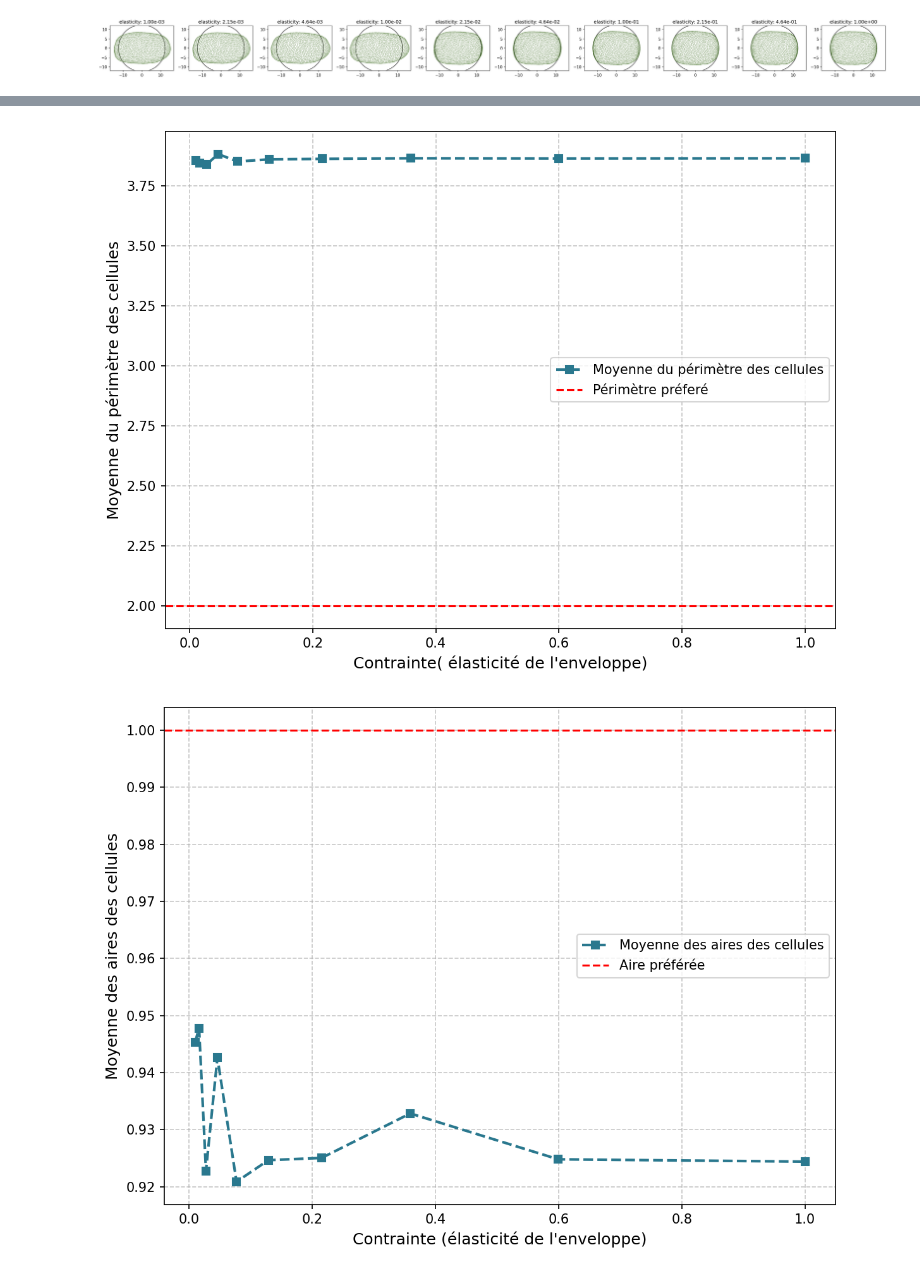
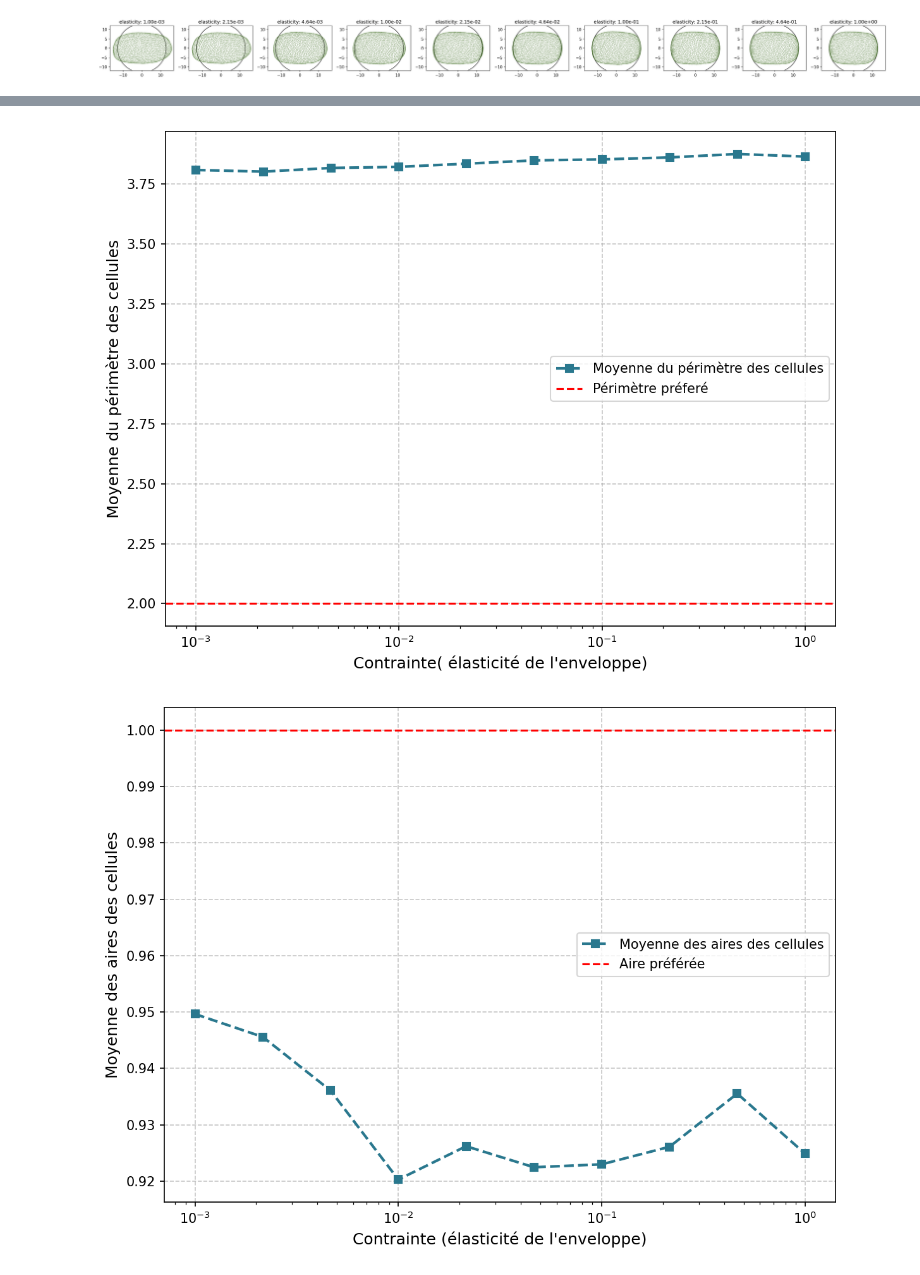
Before and after one commit to Lauragdlp/peripodial, a Jupyter notebook: notebook/barrier_elasticity.ipynb, the cells around one changed output, grey strips where cells are left out. Cells and saved outputs as stored; diff of their text form; code cells hidden in the pictures.

```diff
--- a/notebook/barrier_elasticity.ipynb
+++ b/notebook/barrier_elasticity.ipynb
@@ -88,5 +90,5 @@ fig, ax = draw_half_N_sheet(sheet, None, coords = ["z", "x"])
 # %%
-sheet.settings["barrier_radius"] = 12.5
+sheet.settings["barrier_radius"] = 13
 # %%
 lumen_vol_egg= []
 theta = np.pi / 3
@@ -104,9 +106,10 @@ for i, be in enumerate(bes):
     sheet_copy = sheet.copy()
     sheet_copy.vert_df['barrier_elasticity'] = be
     # add some position noise to avoid being stuck in a local min
-    sheet_copy.vert_df[['x', 'y', 'z']] += np.random.normal(0.0, 1e-3, (sheet.Nv, 3))
+    sheet_copy.vert_df[['x', 'y', 'z']] += np.random.normal(0.0, 2e-3, (sheet.Nv, 3))
     print(f"{i+1} / {10}", end=" ")
     res = solver.find_energy_min(sheet_copy, geom, model, options={"gtol": 1e-4})
+    print(res.success)
     lumen_vol_egg.append(sheet_copy.settings['lumen_vol'])
     diameter = 2*(sheet_copy.vert_df["z"].max())
     sheets_obj[be] = sheet_copy
@@ -296,7 +312,7 @@ axs.plot(br, cell_perimeters, label='Moyenne du périmètre des cellules', color
 plt.axhline(y=2.0, color='r', linestyle='--', label='Périmètre préferé')
 axs.set_xlabel("Contrainte( élasticité de l'enveloppe)", fontsize=12)
 axs.set_ylabel('Moyenne du périmètre des cellules', fontsize=12)
-
+axs.set_xscale('log')
 
 axs.grid(True, linestyle='--', alpha=0.7)
 axs.legend(loc='best', fontsize=10)
@@ -304,20 +320,21 @@ plt.tight_layout()
 plt.savefig('../image/cell_perimeters_elasticity_barrier.png', transparent=True)
 plt.show()
 # %% [output]
-[figure, old version]
+[figure, new version]
 # %%
 colors = plt.cm.viridis_r([0.2, 0.6])
 fig, axs = plt.subplots(1, figsize=(8, 6))
 axs.plot(br, areas, label='Moyenne des aires des cellules', color=colors[1], marker='s', linestyle='--', linewidth=2)
 plt.axhline(y=1, color='r', linestyle='--', label='Aire préférée')
 axs.set_xlabel("Contrainte (élasticité de l'enveloppe)", fontsize=12)
 axs.set_ylabel('Moyenne des aires des cellules', fontsize=12)
+axs.set_xscale('log')
 
 
 axs.grid(True, linestyle='--', alpha=0.7)
 axs.legend(loc='best', fontsize=10)
 plt.tight_layout()
 plt.savefig('../image/cell_area_elasticity_barrier.png', transparent=False)
 plt.show()
 # %% [output]
-[figure, old version]
+[figure, new version]
```
Also changed, not shown: parts of 6 cells of this notebook, 6 other files.
